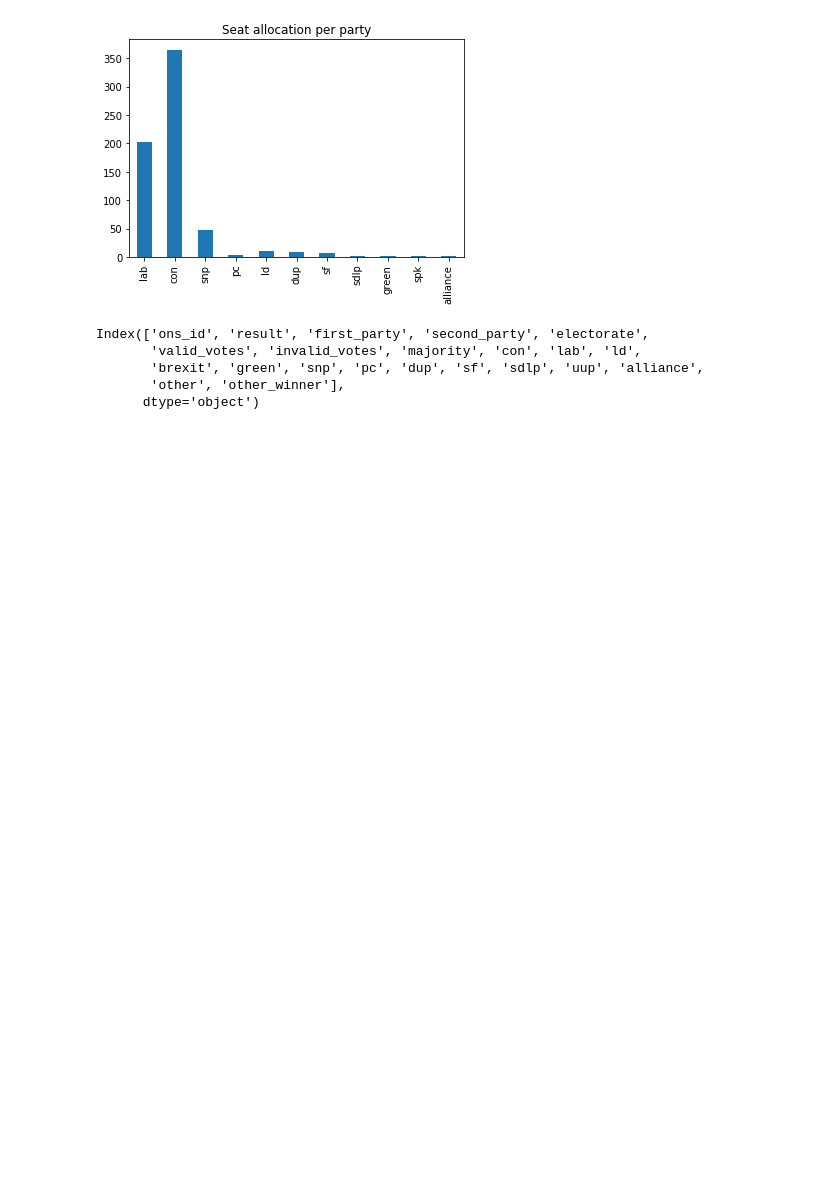
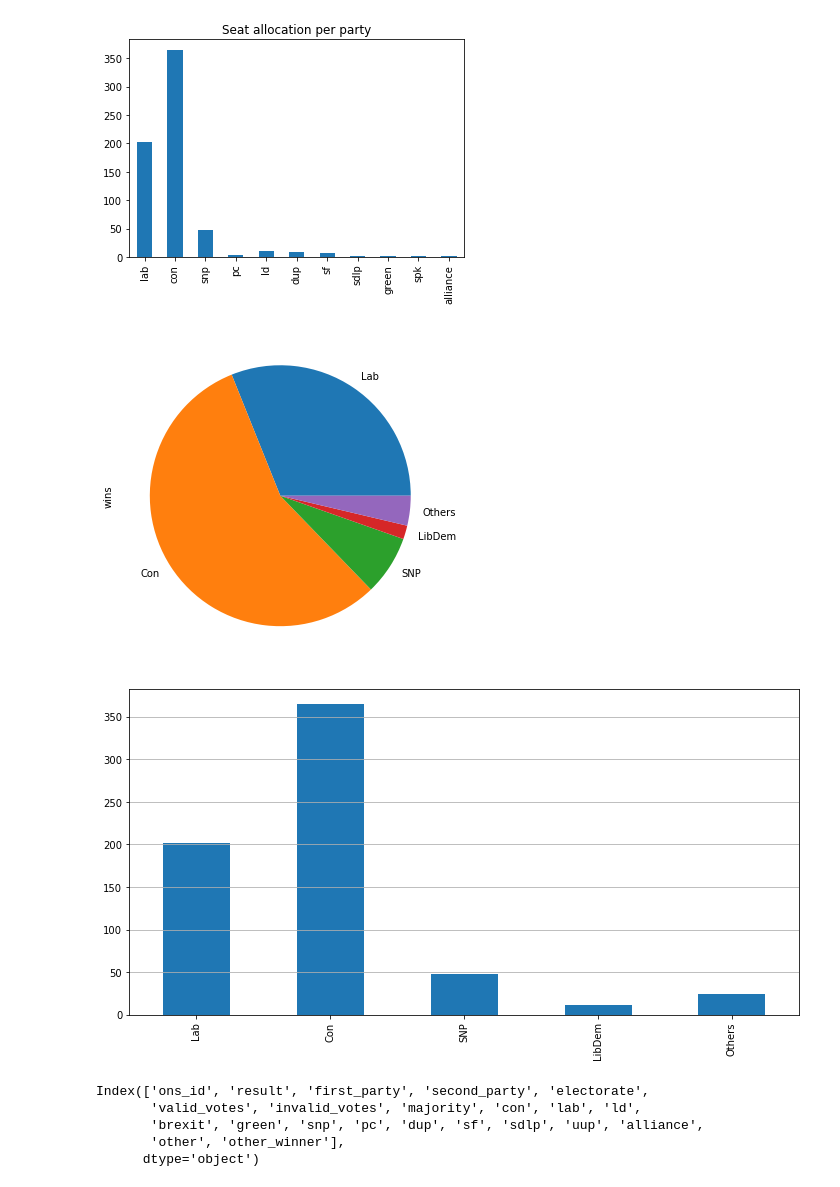
Before and after one commit to alanjones2/Alan-Jones-article-code, a Jupyter notebook: sqlpandas/sqlpandasdf.ipynb, the cells around one changed output. Saved outputs shown, nothing was run; the diff lists cells and outputs as text; code cells hidden in the pictures; blank space fills up the shorter version.

```diff
--- a/sqlpandas/sqlpandasdf.ipynb
+++ b/sqlpandas/sqlpandasdf.ipynb
@@ -94,6 +94,16 @@ seat_allocation_df.plot.bar(legend=False,title='Seat allocation per party')
 # %% [output]
 <AxesSubplot:title={'center':'Seat allocation per party'}>
 [figure]
+# %%
+
+seat_allocation_summary_df = pd.DataFrame({'wins':[202, 365, 48, 11, 24]}, index=['Lab', 'Con', 'SNP', 'LibDem', 'Others'])
+
+seat_allocation_summary_df.plot.pie(y='wins', legend=False, figsize=(12, 6))
+ax=seat_allocation_summary_df.plot.bar(y='wins', legend=False, figsize=(12, 6))
+ax.grid('on', which='major', axis='y' )
+# %% [output]
+[figure, added]
+[figure, added]
 # %%
 election_df.columns
 # %% [output]
```
Also changed, not shown: parts of 1 cell of this notebook, 2 other files.
